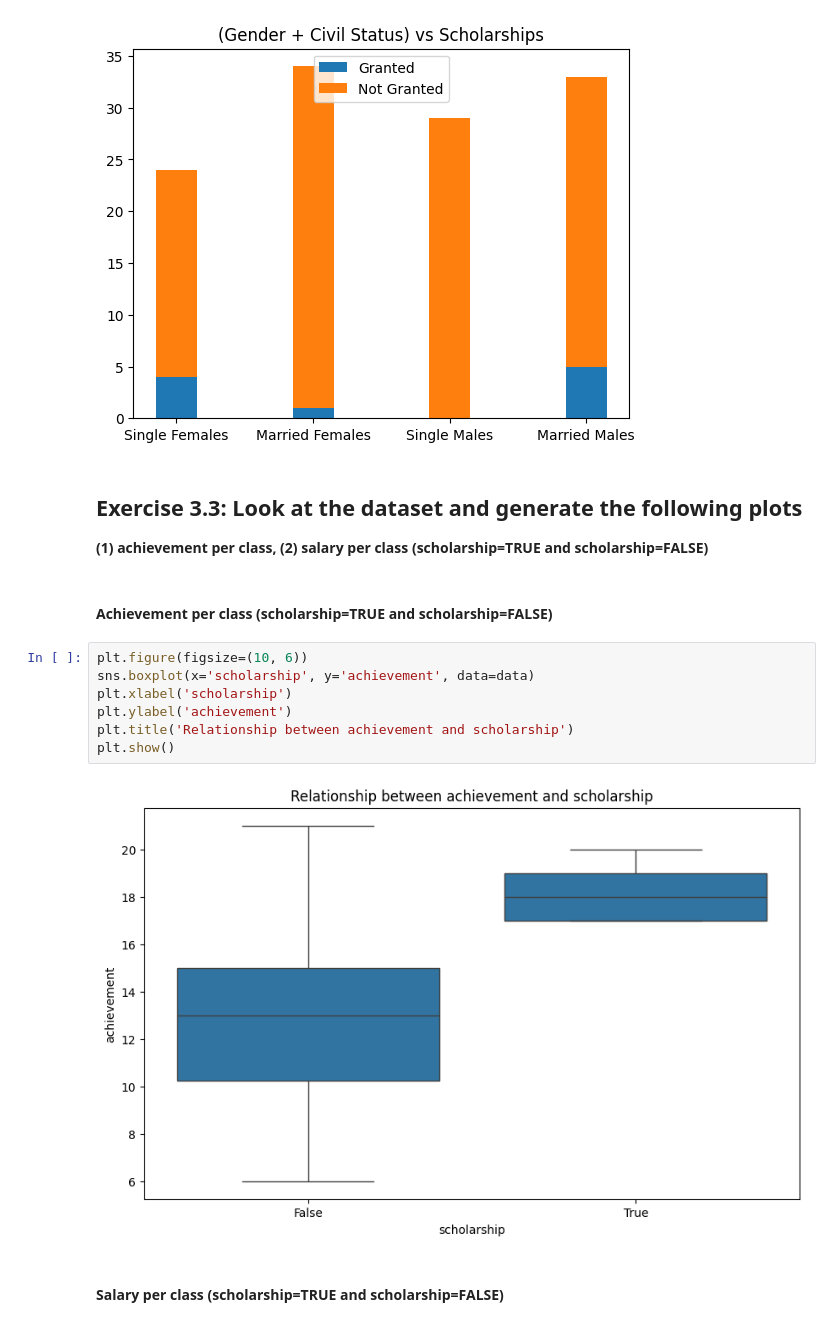
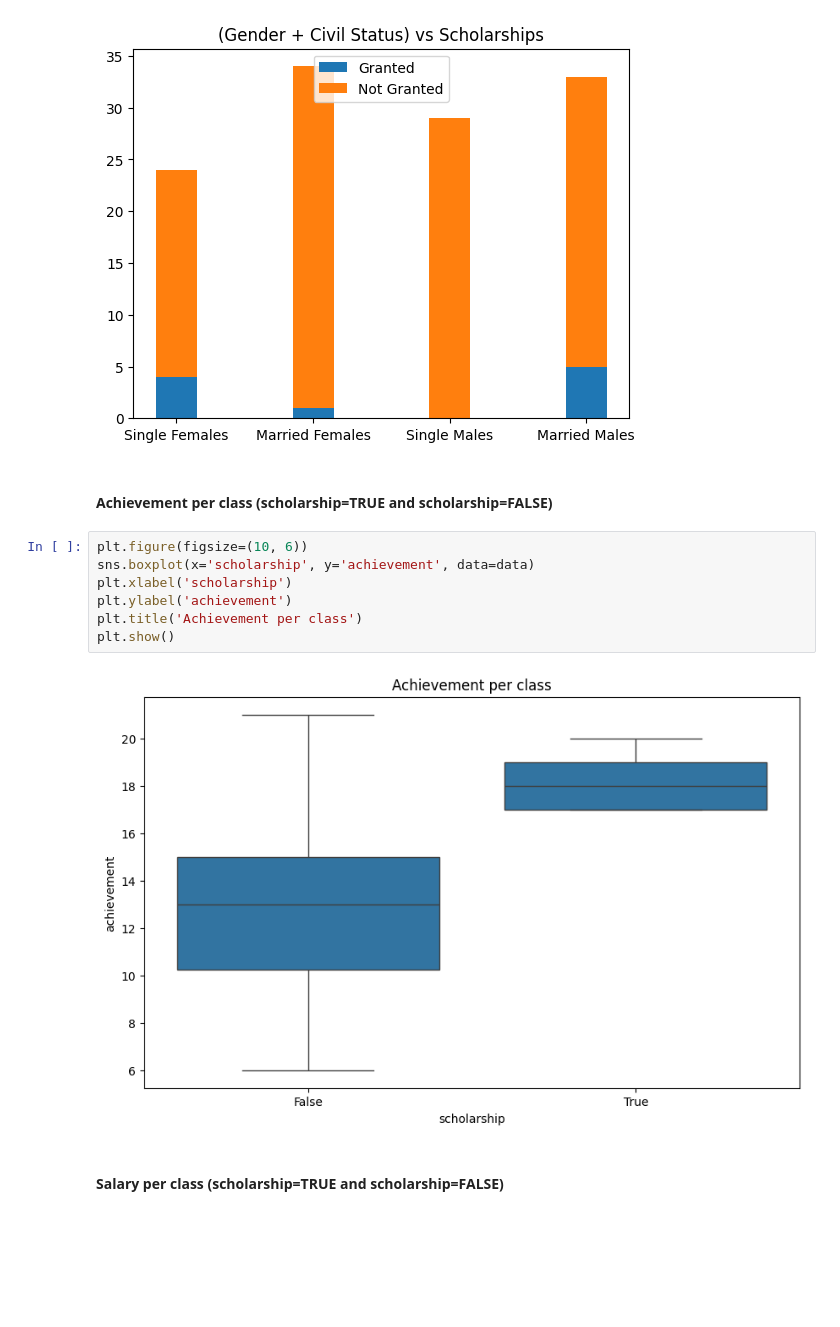
Before and after one commit to leticiaarco/practical_ethical_ai_resources, a Jupyter notebook: module_3.ipynb, the cells around one changed output. Saved outputs shown, nothing was run; the diff lists cells and outputs as text; blank space fills up the shorter version.

Commit message:
Clear instructions for hands-on exercises
Modifications based on feedback from Dry Run

```diff
--- a/module_3.ipynb
+++ b/module_3.ipynb
@@ -218,20 +214,17 @@ ax.legend(loc="upper center")
 plt.show()
 # %% [output]
 [figure]
-# %% [markdown]
-## Exercise 3.3: Look at the dataset and generate the following plots
-****(1) achievement per class, (2) salary per class  (scholarship=TRUE and scholarship=FALSE)****
 # %% [markdown]
 #### Achievement per class (scholarship=TRUE and scholarship=FALSE)
 # %%
 plt.figure(figsize=(10, 6))
 sns.boxplot(x='scholarship', y='achievement', data=data)
 plt.xlabel('scholarship')
 plt.ylabel('achievement')
-plt.title('Relationship between achievement and scholarship')
+plt.title('Achievement per class')
 plt.show()
 # %% [output]
-[figure, old version]
+[figure, new version]
 # %% [markdown]
 #### Salary per class (scholarship=TRUE and scholarship=FALSE)
 # %%
```
Also changed, not shown: parts of 23 cells of this notebook, 4 other files.
